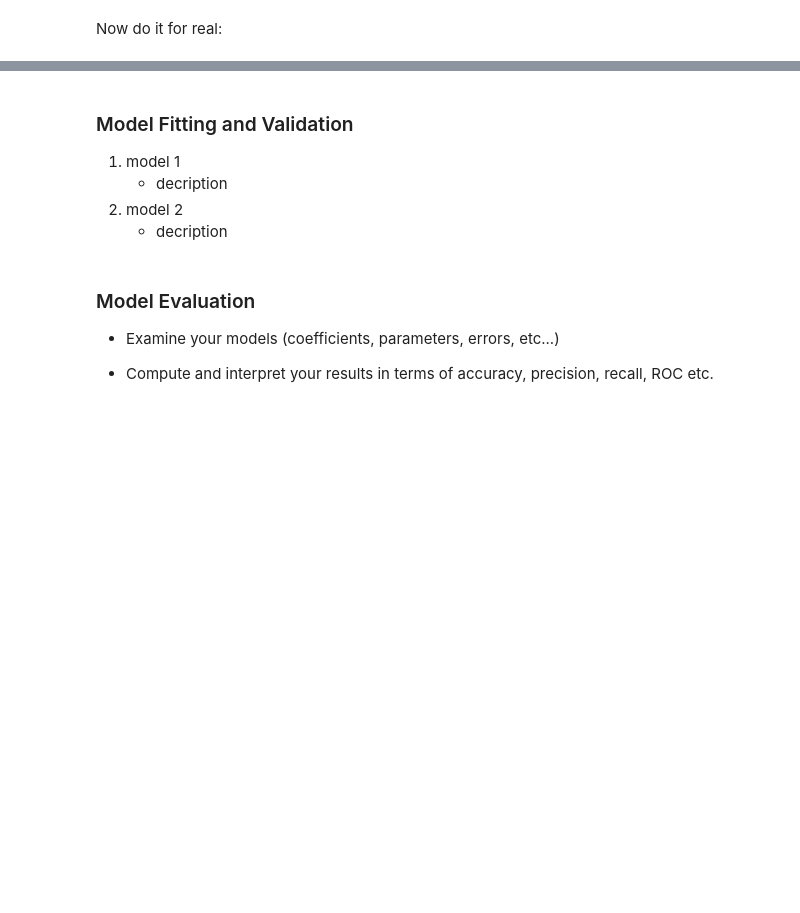
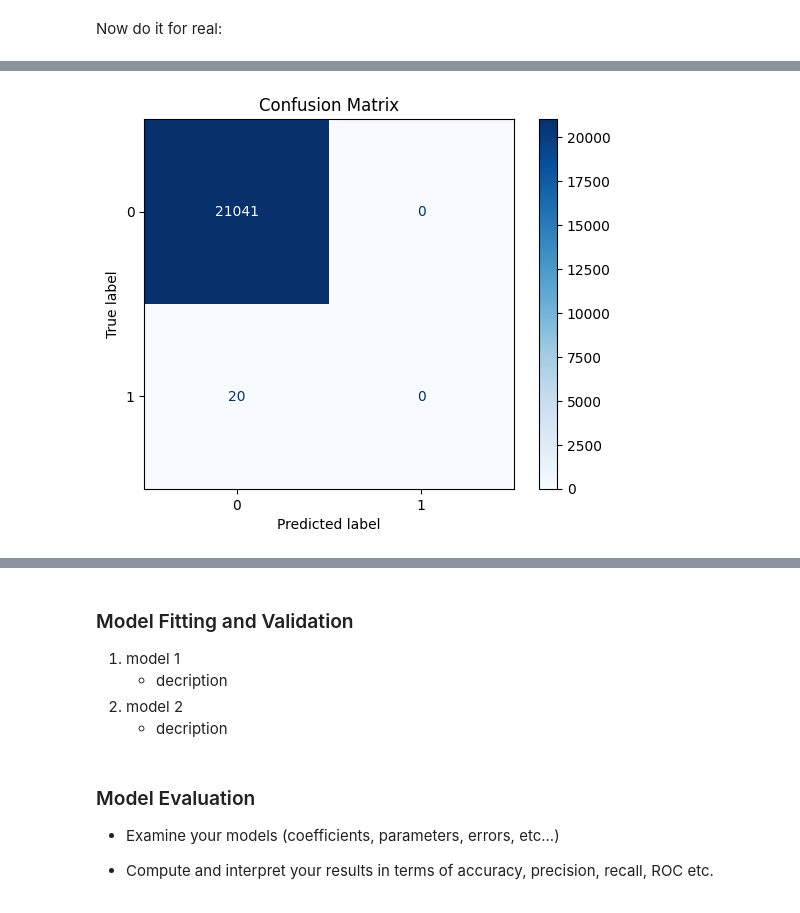
Before and after one commit to lmasud-psu/AI_574_project, a Jupyter notebook: Latif Masud-Wesley Mitchell-Gerald Wagner-code.ipynb, the cells around one changed output, grey strips where cells are left out. Cells and saved outputs as stored; diff of their text form; code cells hidden in the pictures; blank space fills up the shorter version.

```diff
--- a/Latif Masud-Wesley Mitchell-Gerald Wagner-code.ipynb
+++ b/Latif Masud-Wesley Mitchell-Gerald Wagner-code.ipynb
@@ -589,0 +677,15 @@ train_model(X_train, y_train, X_test, y_test, save_path="trained_model_real")
+# %%
+# set the hyperparameters for the model
+loss = tf.keras.losses.SparseCategoricalCrossentropy(from_logits=True)
+metrics = tf.keras.metrics.SparseCategoricalAccuracy('accuracy')
+optimizer = tf.keras.optimizers.Adam(learning_rate=5e-5)
+
+model.compile(optimizer=optimizer, loss=loss, metrics=[metrics])
+# %%
+# set weight to compensate accuracy metric for class imbalance
+class_0 = len(train_labels[train_labels==0])
+class_1 = len(train_labels[train_labels==1])
+weight_1 = class_0/class_1
+# %%
+# Train the model
+history = model.fit([train_input_ids, train_attn_masks], train_labels, class_weight={0: 1, 1: weight_1}, batch_size=32, epochs=3, validation_data=([dev_input_ids, dev_attn_masks], dev_labels))
@@ -589,0 +705,2 @@ train_model(X_train, y_train, X_test, y_test, save_path="trained_model_real")
+# %%
+y_pred = model.predict(dev_input_ids)
@@ -589,0 +709,9 @@ train_model(X_train, y_train, X_test, y_test, save_path="trained_model_real")
+# %%
+cm = confusion_matrix(y_test, np.argmax(y_pred.logits, axis=1))
+
+disp = ConfusionMatrixDisplay(confusion_matrix=cm)
+disp.plot(cmap=plt.cm.Blues)
+plt.title('Confusion Matrix')
+plt.show()
+# %% [output]
+[figure, added]
```
Also changed, not shown: parts of 41 cells of this notebook.
